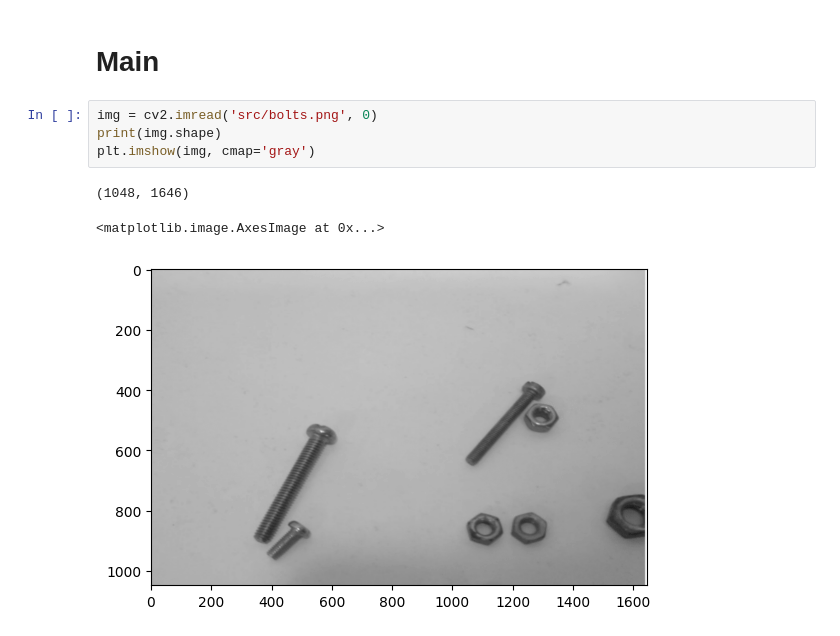
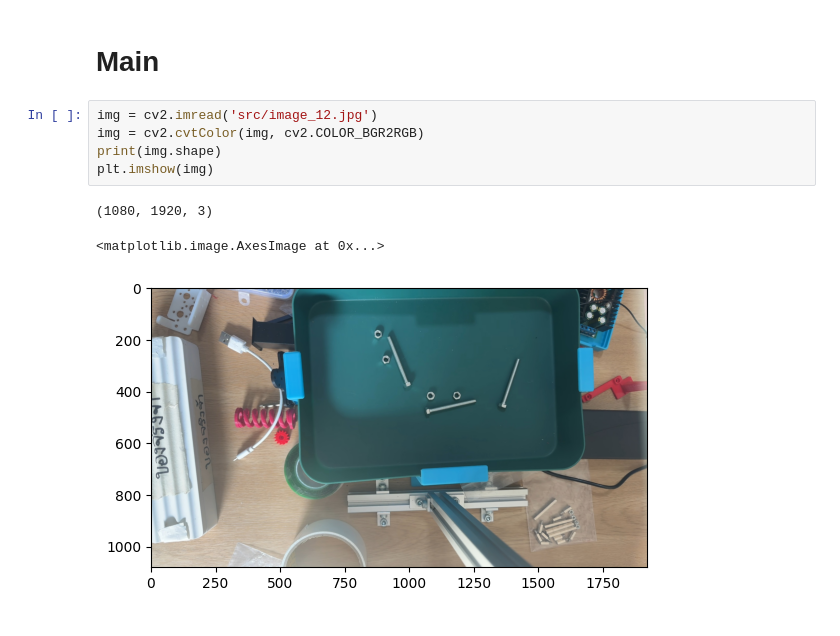
Before and after one commit to sincerem00n/6DOE-with-cv, a Jupyter notebook: detect.ipynb, the cells around one changed output. Drawn from its saved outputs; the diff is of its cells as text.

```diff
--- a/detect.ipynb
+++ b/detect.ipynb
@@ -8,10 +8,11 @@ print(cv2.__version__)
 # %% [markdown]
 # Main
 # %%
-img = cv2.imread('src/bolts.png', 0)
+img = cv2.imread('src/image_12.jpg')
+img = cv2.cvtColor(img, cv2.COLOR_BGR2RGB)
 print(img.shape)
-plt.imshow(img, cmap='gray')
+plt.imshow(img)
 # %% [output]
-(1048, 1646)
+(1080, 1920, 3)
 <matplotlib.image.AxesImage at 0x...>
-[figure, old version]
+[figure, new version]
```
Also changed, not shown: parts of 8 cells of this notebook, 13 other files.
